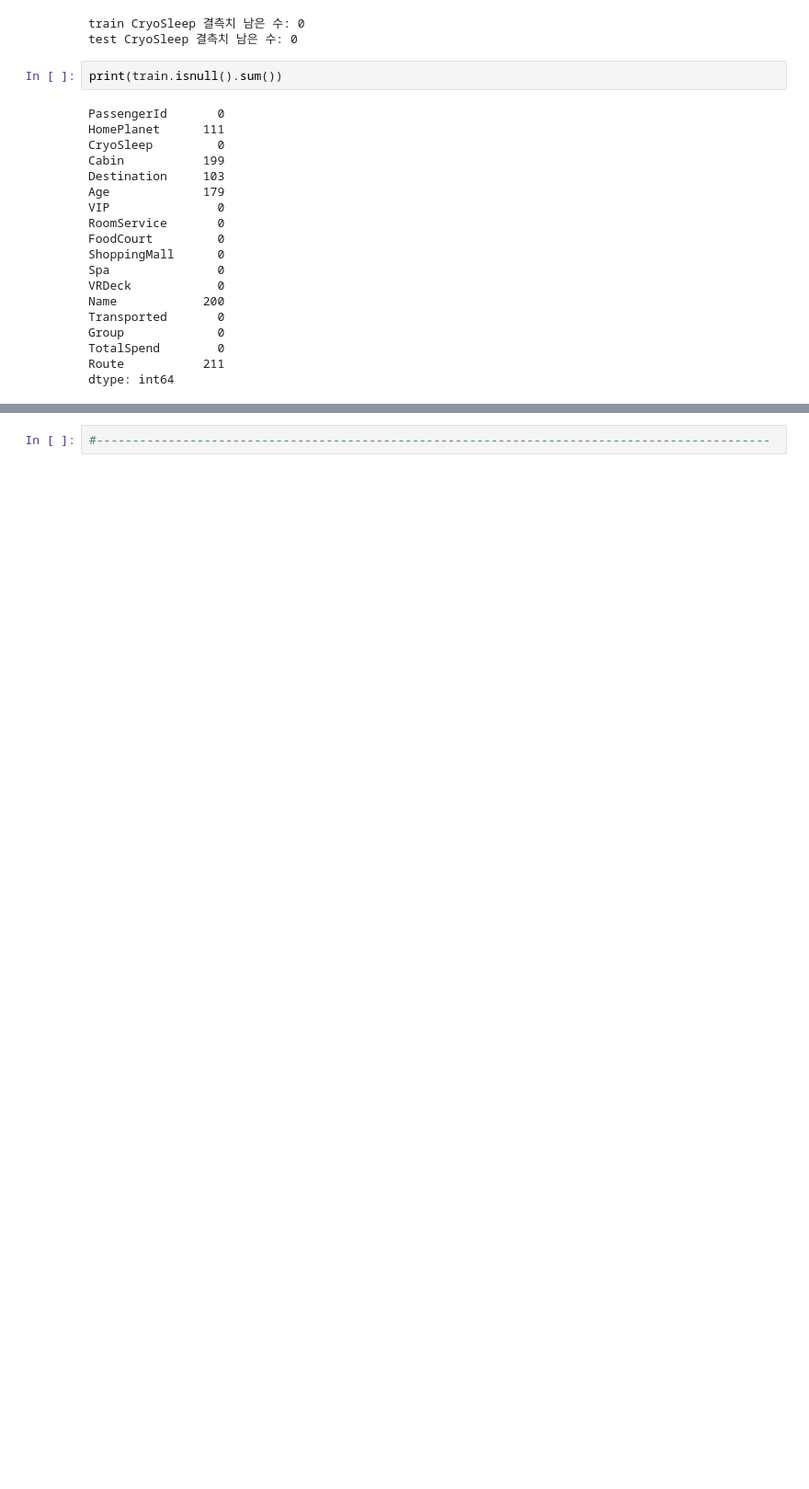
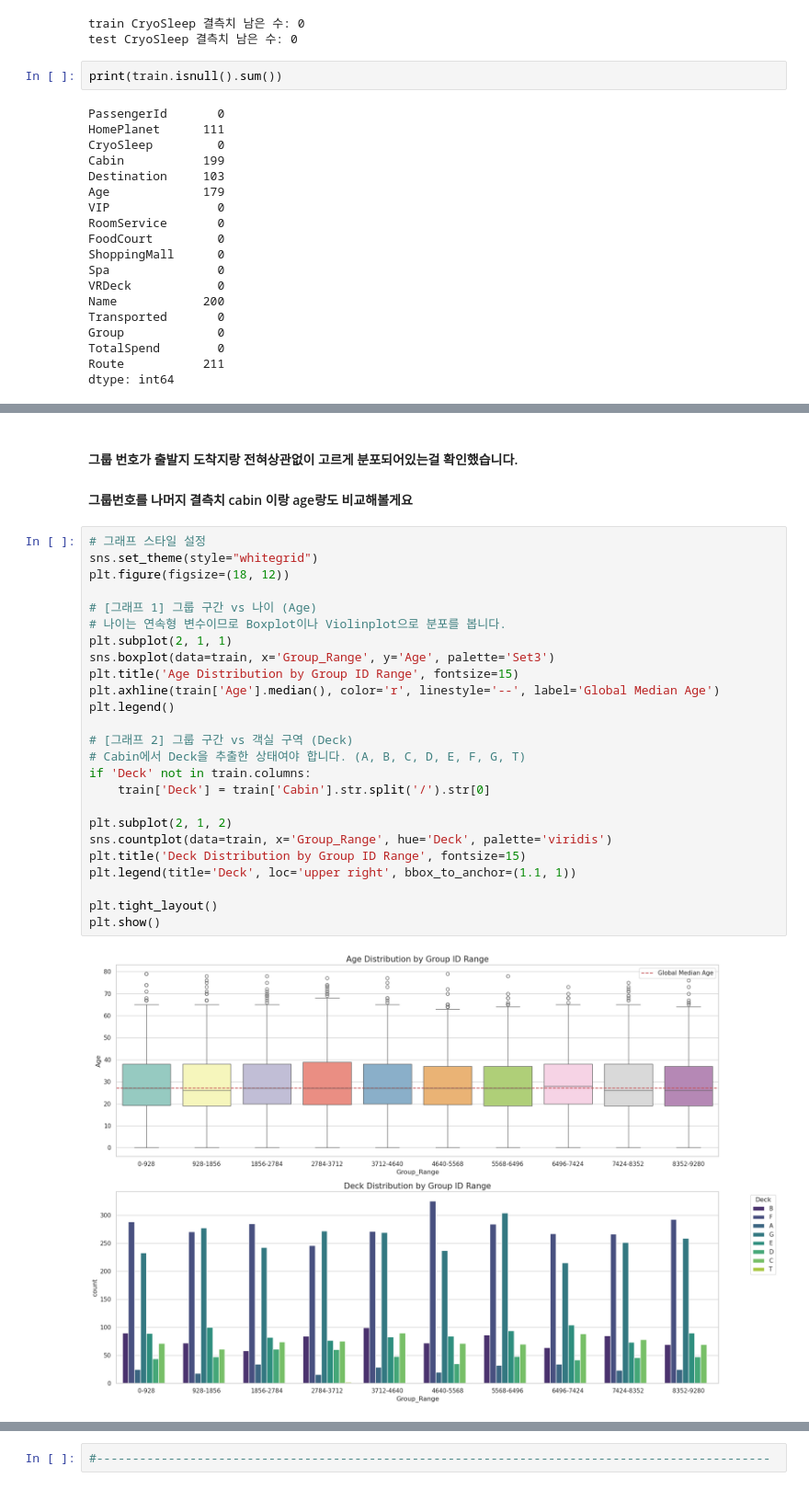
Before and after one commit to ohmanbo/AIFFEL_quest_eng, a Jupyter notebook: Main_Quest/Quest01/titanic.ipynb, the cells around one changed output, grey strips where cells are left out. Shown at 92% size. Cells and saved outputs as stored; diff of their text form; blank space fills up the shorter version.

```diff
--- a/Main_Quest/Quest01/titanic.ipynb
+++ b/Main_Quest/Quest01/titanic.ipynb
@@ -561,0 +633,31 @@ test.loc[mask_test, 'CryoSleep'] = True
+# %% [markdown]
+#### 그룹 번호가 출발지 도착지랑 전혀상관없이 고르게 분포되어있는걸 확인했습니다.
+
+#### 그룹번호를 나머지 결측치 cabin 이랑 age랑도 비교해볼게요
+# %%
+# 그래프 스타일 설정
+sns.set_theme(style="whitegrid")
+plt.figure(figsize=(18, 12))
+
+# [그래프 1] 그룹 구간 vs 나이 (Age)
+# 나이는 연속형 변수이므로 Boxplot이나 Violinplot으로 분포를 봅니다.
+plt.subplot(2, 1, 1)
+sns.boxplot(data=train, x='Group_Range', y='Age', palette='Set3')
+plt.title('Age Distribution by Group ID Range', fontsize=15)
+plt.axhline(train['Age'].median(), color='r', linestyle='--', label='Global Median Age')
+plt.legend()
+
+# [그래프 2] 그룹 구간 vs 객실 구역 (Deck)
+# Cabin에서 Deck을 추출한 상태여야 합니다. (A, B, C, D, E, F, G, T)
+if 'Deck' not in train.columns:
+    train['Deck'] = train['Cabin'].str.split('/').str[0]
+
+plt.subplot(2, 1, 2)
+sns.countplot(data=train, x='Group_Range', hue='Deck', palette='viridis')
+plt.title('Deck Distribution by Group ID Range', fontsize=15)
+plt.legend(title='Deck', loc='upper right', bbox_to_anchor=(1.1, 1))
+
+plt.tight_layout()
+plt.show()
+# %% [output]
+[figure, added]
```
Also changed, not shown: parts of 102 cells of this notebook, 1 other file.
